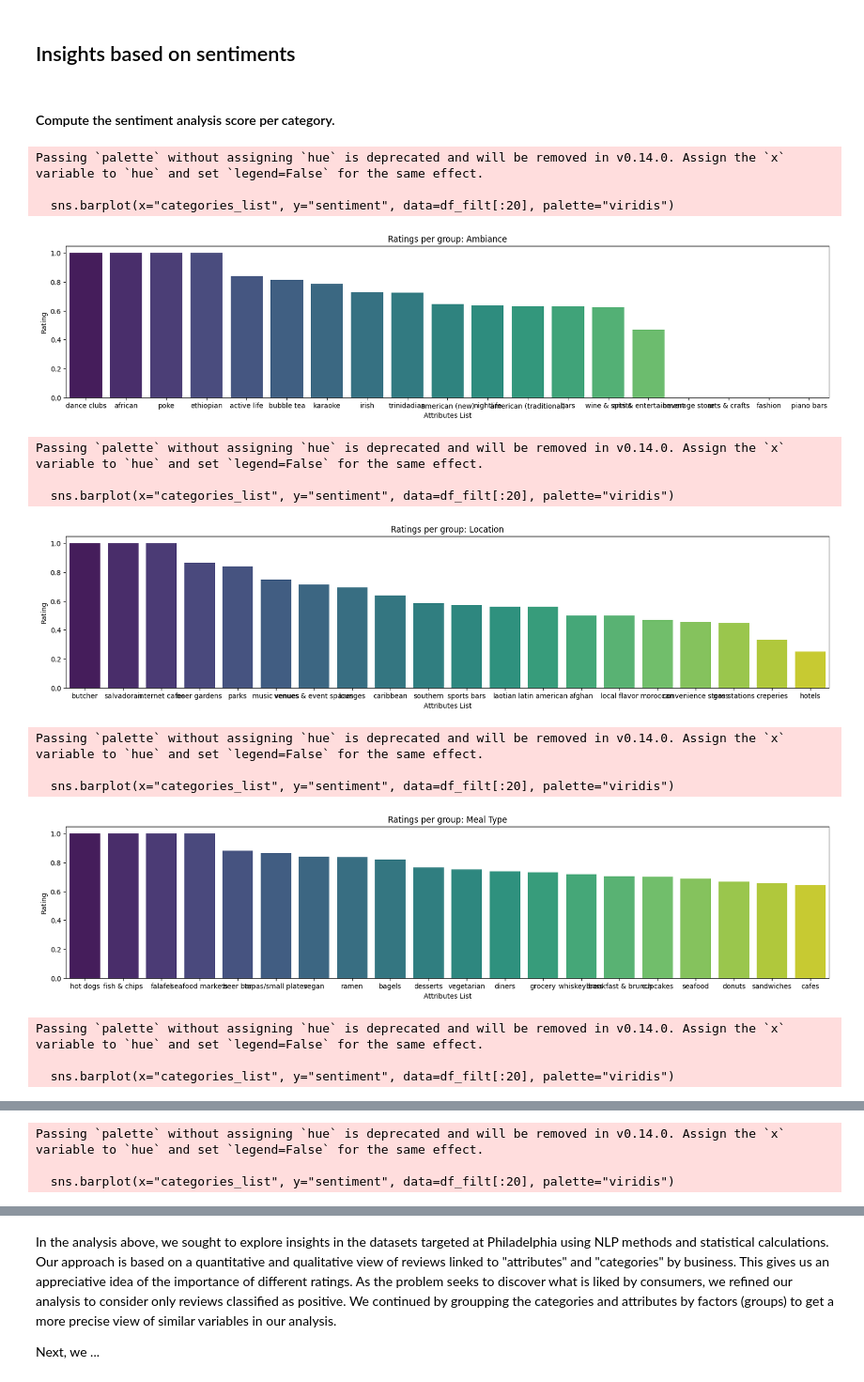
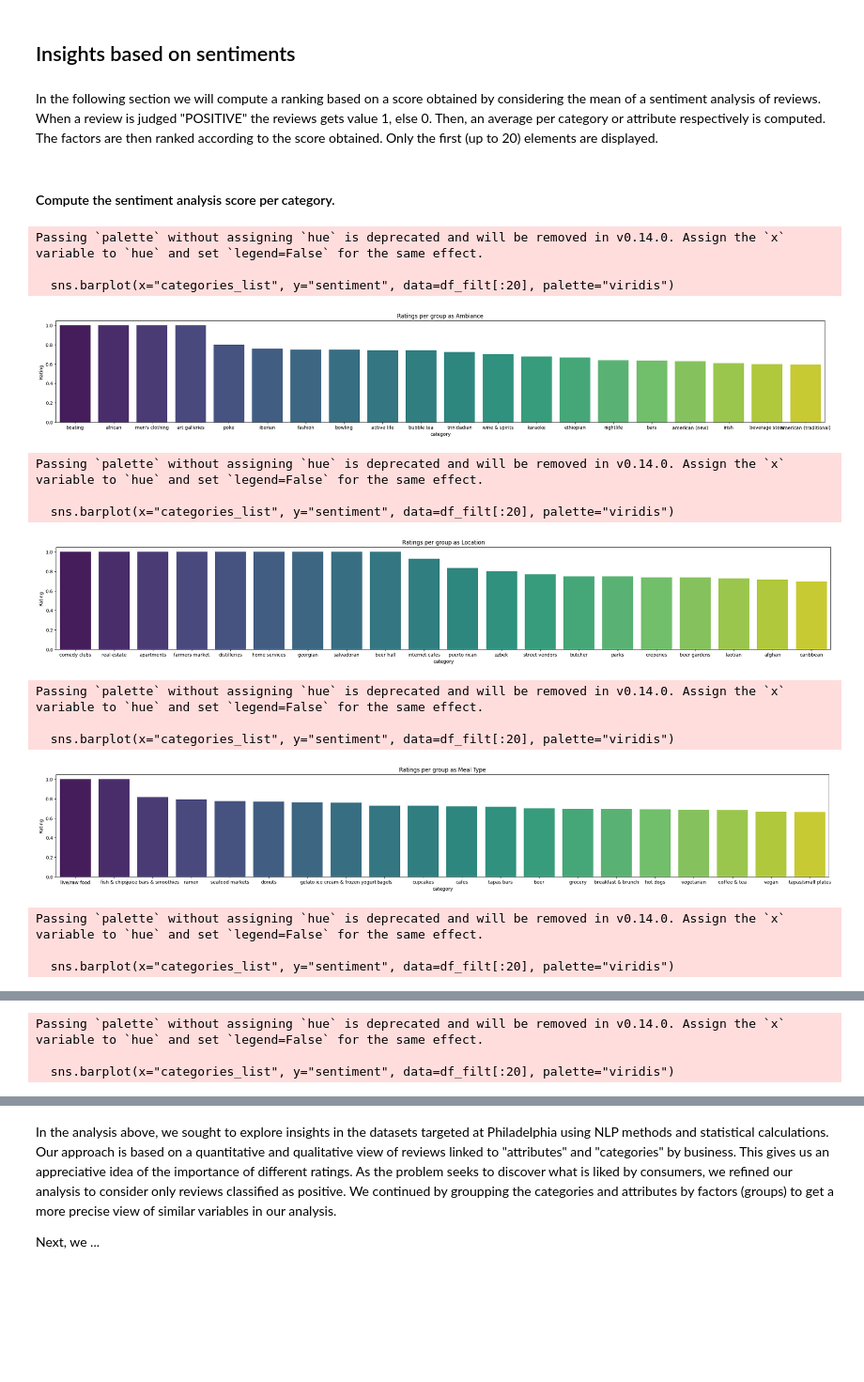
Before and after one commit to Kamiryu/nlp-customer-review-analysis, a Jupyter notebook: task2_clean.ipynb, the cells around one changed output, grey strips where cells are left out. Shown at 94% size. Saved outputs shown, nothing was run; the diff lists cells and outputs as text; code cells hidden in the pictures; blank space fills up the shorter version.

```diff
--- a/task2_clean.ipynb
+++ b/task2_clean.ipynb
@@ -101,9 +100,9 @@ See the caveats in the documentation: https://pandas.pydata.org/pandas-docs/stab
   df_3["token_3"] = df_3["text"].apply(lambda x: " ".join(x.split()[250:375]))
 # %%
 # To do: removed
-df_1 = df_1[:100]
-df_2 = df_2[:100]
-df_3 = df_3[:100]
+df_1 = df_1[:2000]
+df_2 = df_2[:2000]
+df_3 = df_3[:2000]
 
 # To do: Move to Helper
 def sentiment(text):
@@ -129,3 +128,4 @@ df_3 = df_3.drop(columns=["token_1", "sentiment_1", "token_2", "sentiment_2","to
 # Unify the datasets
 df_data = pd.concat([df_1, df_2, df_3], ignore_index=True)
 df_data.head()
+df_data_full = df_data.copy()
@@ -190,10 +180,10 @@ Name: rating, dtype: float64
 
 # Plot
 mean_ratings = categories_individ_df.groupby("categories_list")["rating"].mean().reset_index()
-mean_ratings = mean_ratings.sort_values(by="rating", ascending=False)[:20]
+mean_ratings = mean_ratings.sort_values(by="rating", ascending=False)
 plt.figure(figsize=(30, 8))
-plt.title("Mean rating per category")
-sns.barplot(x="categories_list", y="rating", data=mean_ratings, palette="viridis")
+plt.title("Mean rating per item category (top 20)")
+sns.barplot(x="categories_list", y="rating", data=mean_ratings[:20], palette="viridis")
 plt.xlabel("Category")
 plt.ylabel("Mean rating")
 plt.show()
@@ -204,11 +194,11 @@ category_counts = categories_individ_df["categories_list"].value_counts()
 category_percent = (category_counts / category_counts.sum()) * 100
 
 # Plot
-category_perct_df = category_percent.reset_index()[:20]
+category_perct_df = category_percent.reset_index()
 category_perct_df.columns = ["category", "percentage"]
 plt.figure(figsize=(30, 8))
-plt.title("View on frequency per category")
-sns.barplot(x="category", y="percentage", data=category_perct_df, palette="viridis")
+plt.title("View on frequency per category (top 20)")
+sns.barplot(x="category", y="percentage", data=category_perct_df[:20], palette="viridis")
 plt.xlabel("Category")
 plt.ylabel("Percentage")
 plt.show()
@@ -242,14 +242,12 @@ for group in mean_ratings["group_category"].unique():
     df_ft[["categories_list", "rating"]]
     df_ft = df_ft.sort_values(by=["rating"], ascending=False)
 
-    plt.figure(figsize=(10, 4))
-    plt.title(f"Ratings per group: {group}")
-    sns.barplot(x="categories_list", y="rating", data=df_ft, palette="viridis")
+    plt.figure(figsize=(30, 4))
+    plt.title(f"Ratings per group defined as {group}")
+    sns.barplot(x="categories_list", y="rating", data=df_ft[:20], palette="viridis")
     plt.xlabel("Category")
     plt.ylabel("Rating")
     plt.show()
-
-mean_ratings[mean_ratings["rating"] >= 4].sort_values(by=["group_category","rating", ], ascending=[False, False])
 # %% [output]
 Passing `palette` without assigning `hue` is deprecated and will be removed in v0.14.0. Assign the `x` variable to `hue` and set `legend=False` for the same effect.
 
@@ -445,10 +441,10 @@ for group in mean_ratings["group_attribute"].unique():
     df_filt[["attributes_list", "rating"]]
     df_filt = df_filt.sort_values(by=["rating"], ascending=False)
 
-    plt.figure(figsize=(20, 4))
-    plt.title(f"Ratings per group: {group}")
-    sns.barplot(x="attributes_list", y="rating", data=df_filt, palette="viridis")
-    plt.xlabel("Attributes List")
+    plt.figure(figsize=(30, 4))
+    plt.title(f"Rating per group as {group}")
+    sns.barplot(x="attributes_list", y="rating", data=df_filt[:20], palette="viridis")
+    plt.xlabel("Attributes")
     plt.ylabel("Rating")
     plt.show()
 # %% [output]
@@ -479,39 +477,41 @@ Passing `palette` without assigning `hue` is deprecated and will be removed in v
 # %% [markdown]
 ## Insights based on sentiments
+# %% [markdown]
+In the following section we will compute a ranking based on a score obtained by considering the mean of a sentiment analysis of reviews. When a review is judged "POSITIVE" the reviews gets value 1, else 0. Then, an average per category or attribute respectively is computed. The factors are then ranked according to the score obtained. Only the first (up to 20) elements are displayed.
 # %% [markdown]
 #### Compute the sentiment analysis score per category.
 # %%
 # Compute a mean per category
 categories_individ_df["sentiment"] = categories_individ_df["sentiment"].replace("NEGATIVE", 0)
 categories_individ_df["sentiment"] = categories_individ_df["sentiment"].replace("POSITIVE", 1)
 mean_sent_category = categories_individ_df.groupby(["group_categorie", "categories_list"])["sentiment"].mean().reset_index()
 mean_sent_category.sort_values(by="sentiment", ascending=False)
 
 # Barplots per category and sentiment
 for group in mean_sent_category["group_categorie"].unique():
     df_filt = mean_sent_category[mean_sent_category["group_categorie"] == group]
     df_filt[["categories_list", "sentiment"]]
     df_filt = df_filt.sort_values(by=["sentiment"], ascending=False)
 
-    plt.figure(figsize=(20, 4))
-    plt.title(f"Ratings per group: {group}")
+    plt.figure(figsize=(30, 4))
+    plt.title(f"Ratings per group as {group}")
     sns.barplot(x="categories_list", y="sentiment", data=df_filt[:20], palette="viridis")
-    plt.xlabel("Attributes List")
+    plt.xlabel("category")
     plt.ylabel("Rating")
     plt.show()
 # %% [output]
 Passing `palette` without assigning `hue` is deprecated and will be removed in v0.14.0. Assign the `x` variable to `hue` and set `legend=False` for the same effect.
 
   sns.barplot(x="categories_list", y="sentiment", data=df_filt[:20], palette="viridis")
-[figure, old version]
+[figure, new version]
 Passing `palette` without assigning `hue` is deprecated and will be removed in v0.14.0. Assign the `x` variable to `hue` and set `legend=False` for the same effect.
 
   sns.barplot(x="categories_list", y="sentiment", data=df_filt[:20], palette="viridis")
-[figure, old version]
+[figure, new version]
 Passing `palette` without assigning `hue` is deprecated and will be removed in v0.14.0. Assign the `x` variable to `hue` and set `legend=False` for the same effect.
 
   sns.barplot(x="categories_list", y="sentiment", data=df_filt[:20], palette="viridis")
-[figure, old version]
+[figure, new version]
 Passing `palette` without assigning `hue` is deprecated and will be removed in v0.14.0. Assign the `x` variable to `hue` and set `legend=False` for the same effect.
 
   sns.barplot(x="categories_list", y="sentiment", data=df_filt[:20], palette="viridis")
```
Also changed, not shown: parts of 38 cells of this notebook.
